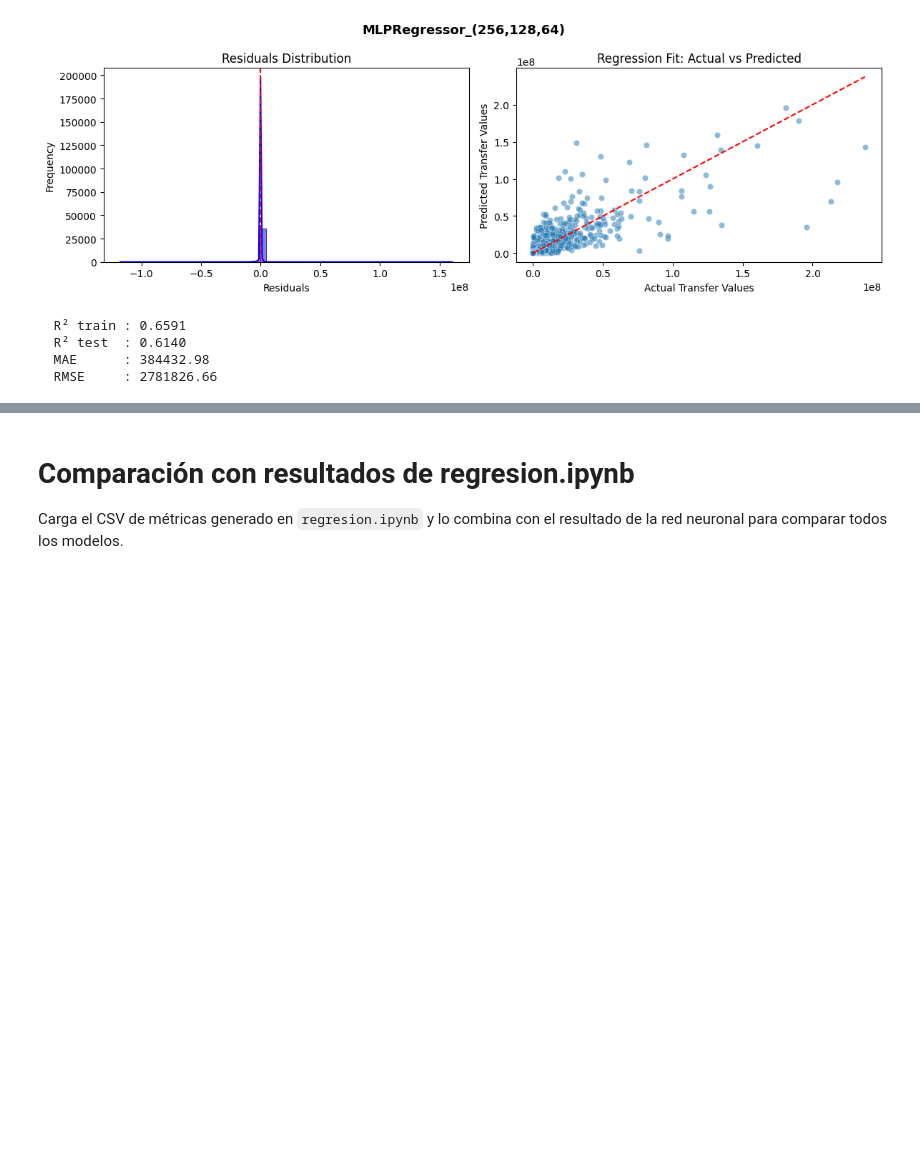
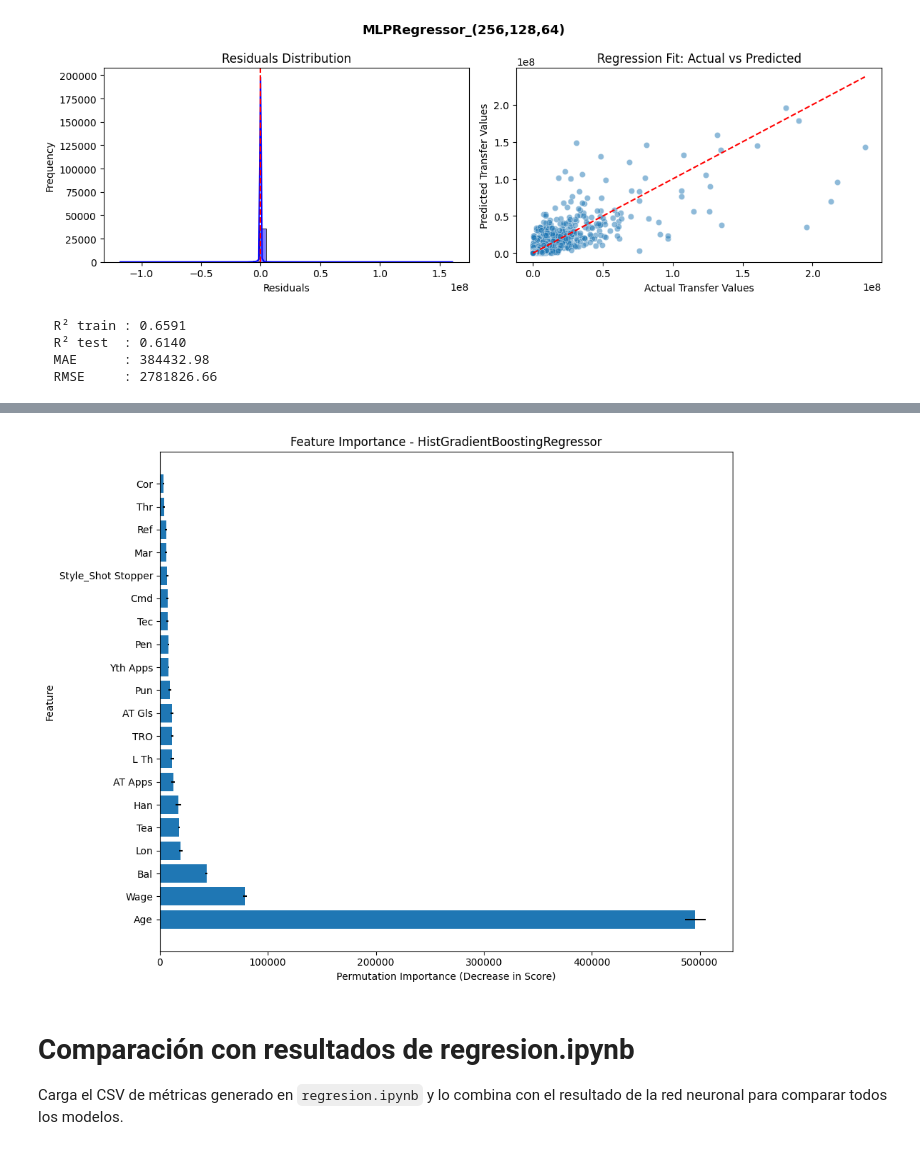
Before and after one commit to Leo11wasd/proyecto_mineria_y_analisis_de_datos, a Jupyter notebook: red_neuronal.ipynb, the cells around one changed output, grey strips where cells are left out. Drawn from its saved outputs; the diff is of its cells as text; code cells hidden in the pictures; blank space fills up the shorter version.

```diff
--- a/red_neuronal.ipynb
+++ b/red_neuronal.ipynb
@@ -232,3 +274,35 @@ log_results(mlp_reg, "MLPRegressor_(256,128,64)", X_train, y_train, X_test, y_te
+# %%
+import matplotlib.pyplot as plt
+
+# Optional: keep only top N features
+top_n = 20
+plot_df = importance_df.head(top_n)
+
+# Create figure
+plt.figure(figsize=(10, 8))
+
+# Horizontal bar plot
+plt.barh(
+    plot_df["feature"],
+    plot_df["importance_mean"],
+    xerr=plot_df["importance_std"]
+)
+
+# Labels and title
+plt.xlabel("Permutation Importance (Decrease in Score)")
+plt.ylabel("Feature")
+plt.title("Feature Importance - HistGradientBoostingRegressor")
+
+# Highest importance at top
+# plt.gca().invert_yaxis()
+
+# Better spacing
+plt.tight_layout()
+
+# Show plot
+plt.show()
+# %% [output]
+[figure, added]
 # %% [markdown]
 # Comparación con resultados de regresion.ipynb
 Carga el CSV de métricas generado en `regresion.ipynb` y lo combina con el resultado de la red neuronal para comparar todos los modelos.
```
Also changed, not shown: parts of 6 cells of this notebook, 3 other files.
